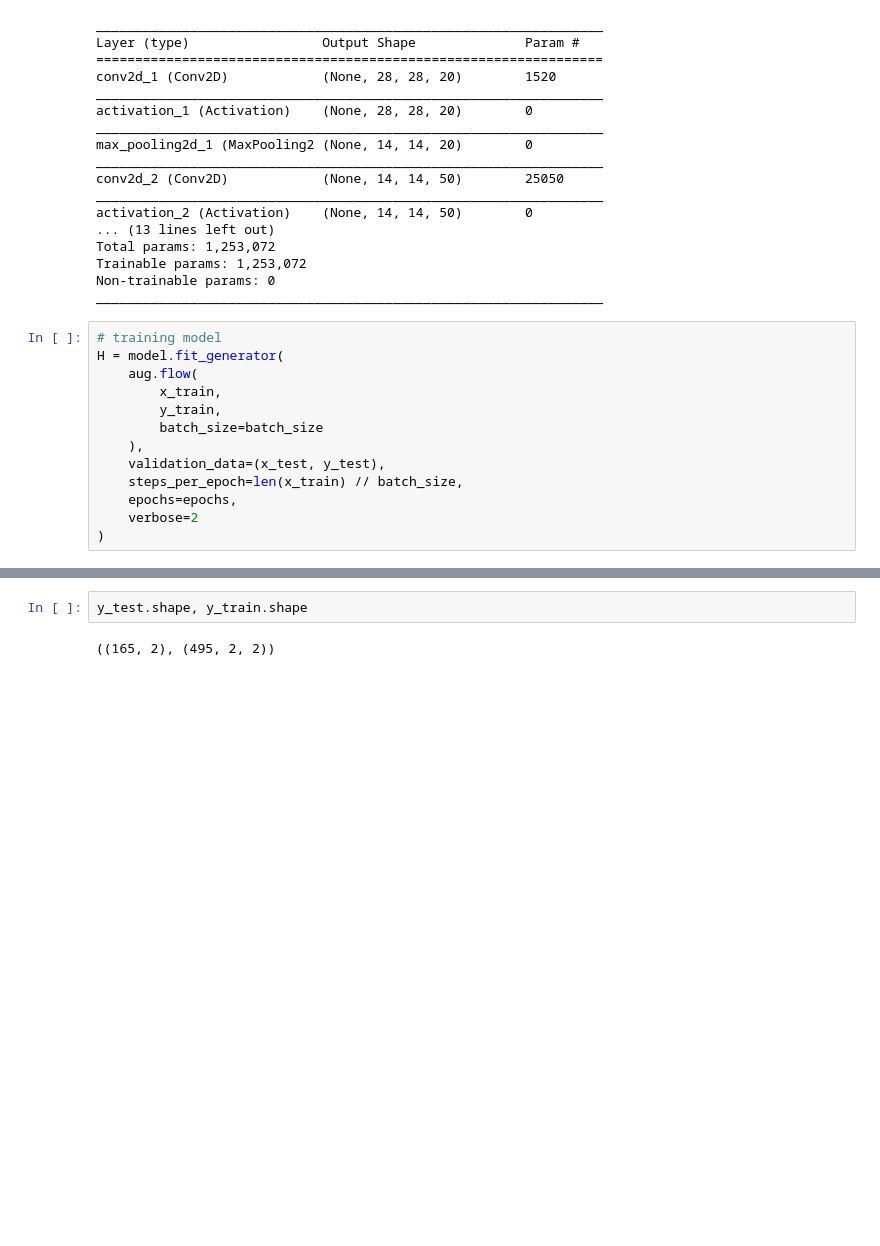
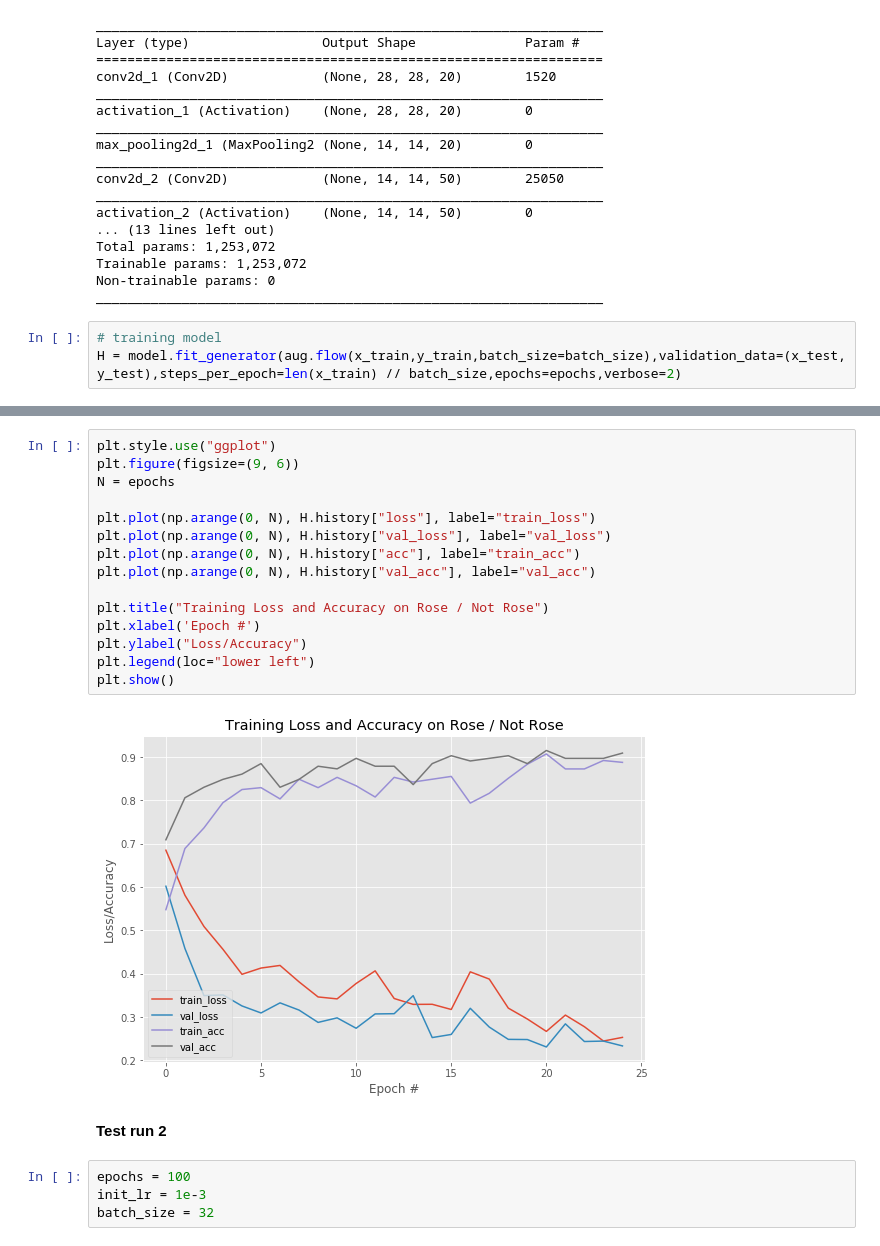
Before and after one commit to Xnsam/machine_learning_prax, a Jupyter notebook: not_rose.ipynb, the cells around one changed output, grey strips where cells are left out. Drawn from its saved outputs; the diff is of its cells as text; blank space fills up the shorter version.

```diff
--- a/not_rose.ipynb
+++ b/not_rose.ipynb
@@ -340,15 +377,5 @@ Non-trainable params: 0
 _________________________________________________________________
 # %%
 # training model
-H = model.fit_generator(
-    aug.flow(
-        x_train,
-        y_train,
-        batch_size=batch_size
-    ),
-    validation_data=(x_test, y_test),
-    steps_per_epoch=len(x_train) // batch_size,
-    epochs=epochs,
-    verbose=2
-)
+H = model.fit_generator(aug.flow(x_train,y_train,batch_size=batch_size),validation_data=(x_test, y_test),steps_per_epoch=len(x_train) // batch_size,epochs=epochs,verbose=2)
 # %% [output]
@@ -357,4 +399,23 @@ FailedPreconditionError: ignored
-# %%
-y_test.shape, y_train.shape
-# %% [output]
-((165, 2), (495, 2, 2))
+# %%
+plt.style.use("ggplot")
+plt.figure(figsize=(9, 6))
+N = epochs
+
+plt.plot(np.arange(0, N), H.history["loss"], label="train_loss")
+plt.plot(np.arange(0, N), H.history["val_loss"], label="val_loss")
+plt.plot(np.arange(0, N), H.history["acc"], label="train_acc")
+plt.plot(np.arange(0, N), H.history["val_acc"], label="val_acc")
+
+plt.title("Training Loss and Accuracy on Rose / Not Rose")
+plt.xlabel('Epoch #')
+plt.ylabel("Loss/Accuracy")
+plt.legend(loc="lower left")
+plt.show()
+# %% [output]
+[figure, added]
+# %% [markdown]
+**Test run 2**
+# %%
+epochs = 100
+init_lr = 1e-3
+batch_size = 32
```
Also changed, not shown: parts of 44 cells of this notebook.
